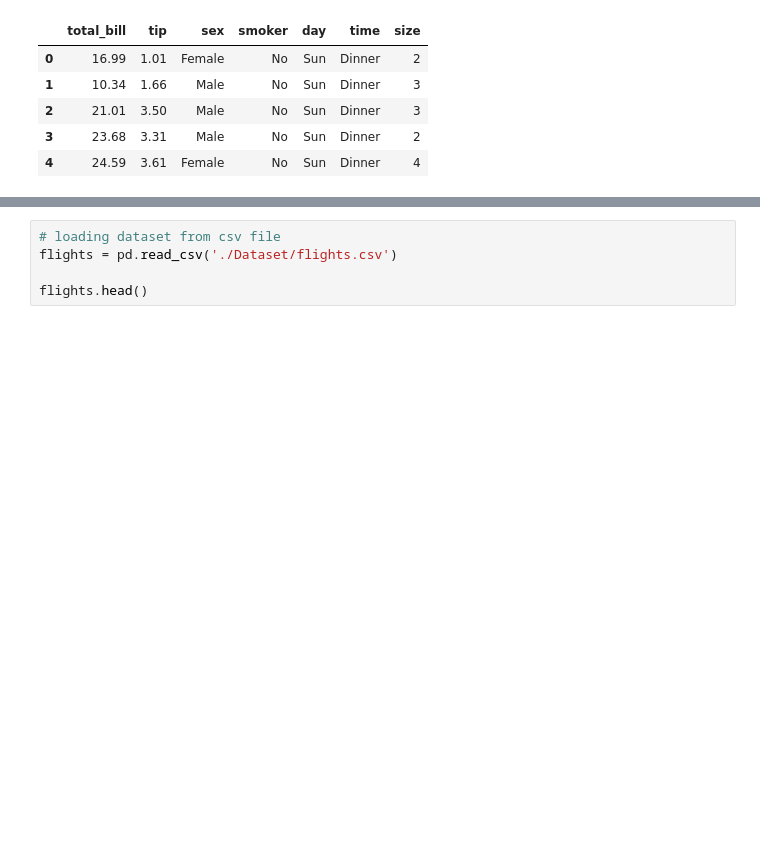
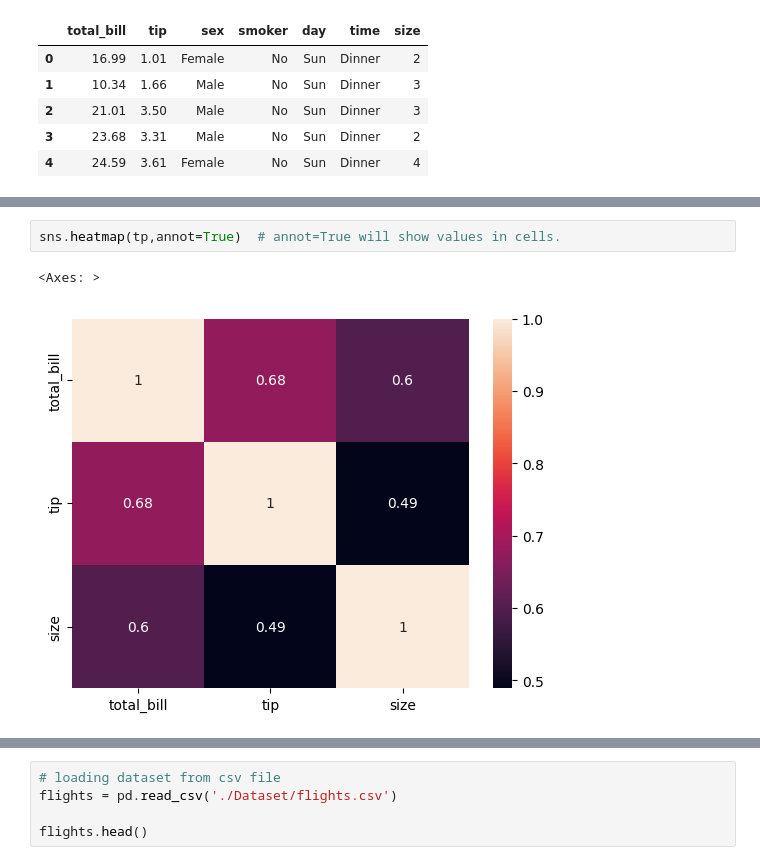
Before and after one commit to naveennakshatram/Python-for-Data-Science-and-Machine-Learning, a Jupyter notebook: Seaborn/Seaborn_lib_part_3.ipynb, the cells around one changed output, grey strips where cells are left out. Cells and saved outputs as stored; diff of their text form; blank space fills up the shorter version.

```diff
--- a/Seaborn/Seaborn_lib_part_3.ipynb
+++ b/Seaborn/Seaborn_lib_part_3.ipynb
@@ -17,0 +92,5 @@ tips.head()
+# %%
+sns.heatmap(tp,annot=True)  # annot=True will show values in cells.
+# %% [output]
+<Axes: >
+[figure, added]
```
Also changed, not shown: parts of 20 cells of this notebook, 5 other files.
